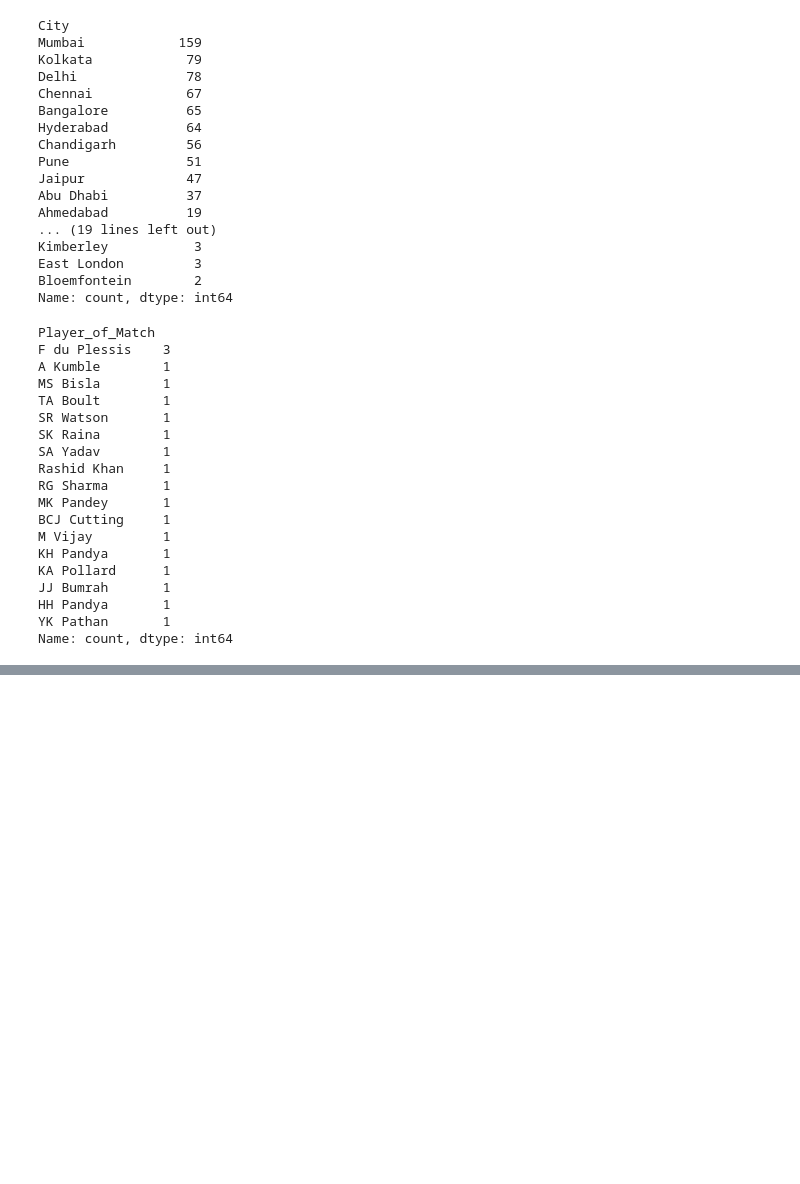
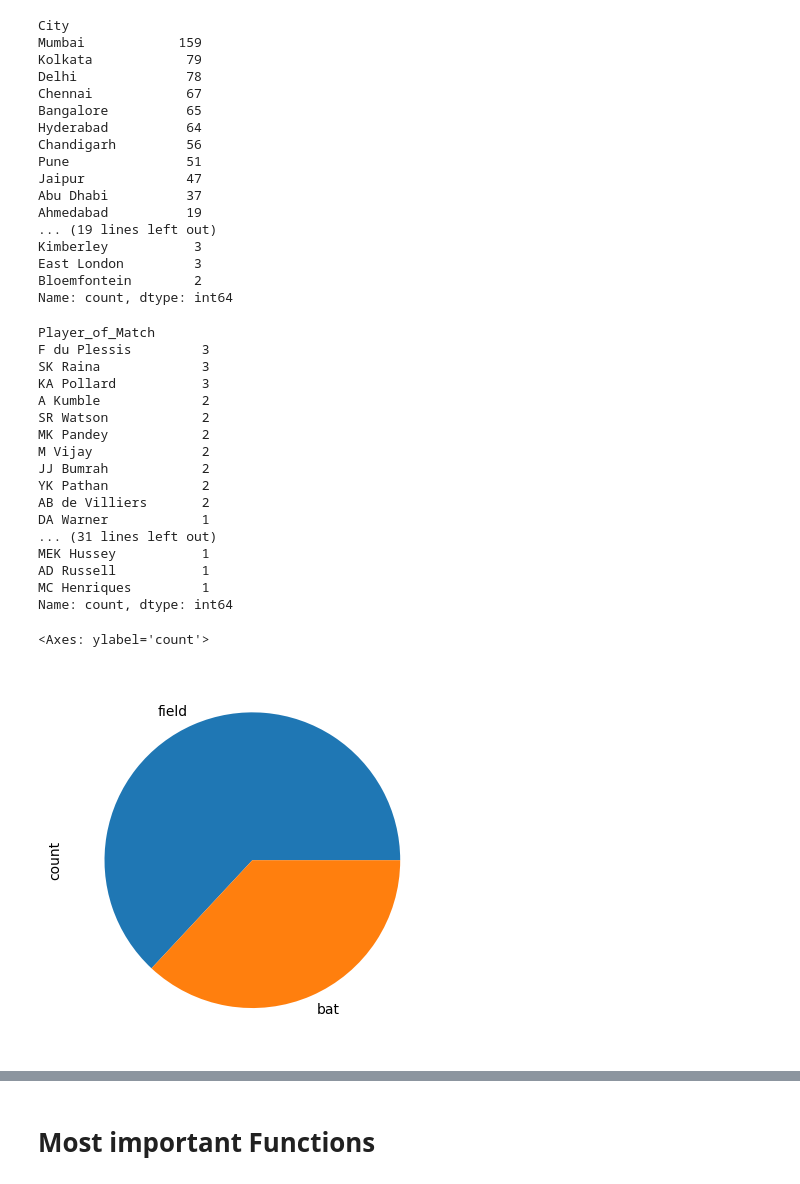
Before and after one commit to Anjalikhot2000/Numpy-pandas-matplotlib-seaborn-for-AIML, a Jupyter notebook: 05_pandas_dataframe.ipynb, the cells around one changed output, grey strips where cells are left out. Drawn from its saved outputs; the diff is of its cells as text; code cells hidden in the pictures; blank space fills up the shorter version.

```diff
--- a/05_pandas_dataframe.ipynb
+++ b/05_pandas_dataframe.ipynb
@@ -765,29 +765,33 @@ Name: count, dtype: int64
 # %%
 # find which player has won most potm -> in finals and qualifiers
 ipl.head(2)
-mask=((ipl["MatchNumber"]=="Final")|(ipl["MatchNumber"]=="Qualifier"))
+mask=~ipl["MatchNumber"].str.isdigit()
 new_df=ipl[mask]
 new_df.value_counts("Player_of_Match")
 # %% [output]
 Player_of_Match
-F du Plessis    3
-A Kumble        1
-MS Bisla        1
-TA Boult        1
-SR Watson       1
-SK Raina        1
-SA Yadav        1
-Rashid Khan     1
-RG Sharma       1
-MK Pandey       1
-BCJ Cutting     1
-M Vijay         1
-KH Pandya       1
-KA Pollard      1
-JJ Bumrah       1
-HH Pandya       1
-YK Pathan       1
+F du Plessis         3
+SK Raina             3
+KA Pollard           3
+A Kumble             2
+SR Watson            2
+MK Pandey            2
+M Vijay              2
+JJ Bumrah            2
+YK Pathan            2
+AB de Villiers       2
+DA Warner            1
+... (31 lines left out)
+MEK Hussey           1
+AD Russell           1
+MC Henriques         1
 Name: count, dtype: int64
+# %%
+# Toss decision plot
+ipl["TossDecision"].value_counts().plot(kind='pie')
+# %% [output]
+<Axes: ylabel='count'>
+[figure, added]
 # %%
 # sort_values -> ascending -> na_position -> inplace -> multiple cols
 ipl.sort_values(by=["Season","City"],ascending=[True,False],na_position="first",inplace=True)
@@ -807,3 +811,5 @@ ipl
 | 0 | 1312200 | Ahmedabad | 2022-05-29 | 2022 | Final | Rajasthan Royals | Gujarat Titans | Narendra Modi Stadium, Ahmedabad | Rajasthan Royals | bat | ... |
 | 1 | 1312199 | Ahmedabad | 2022-05-27 | 2022 | Qualifier 2 | Royal Challengers Bangalore | Rajasthan Royals | Narendra Modi Stadium, Ahmedabad | Rajasthan Royals | field | ... |
 950 rows × 20 columns
+# %% [markdown]
+# Most important Functions
```
Also changed, not shown: parts of 77 cells of this notebook.
